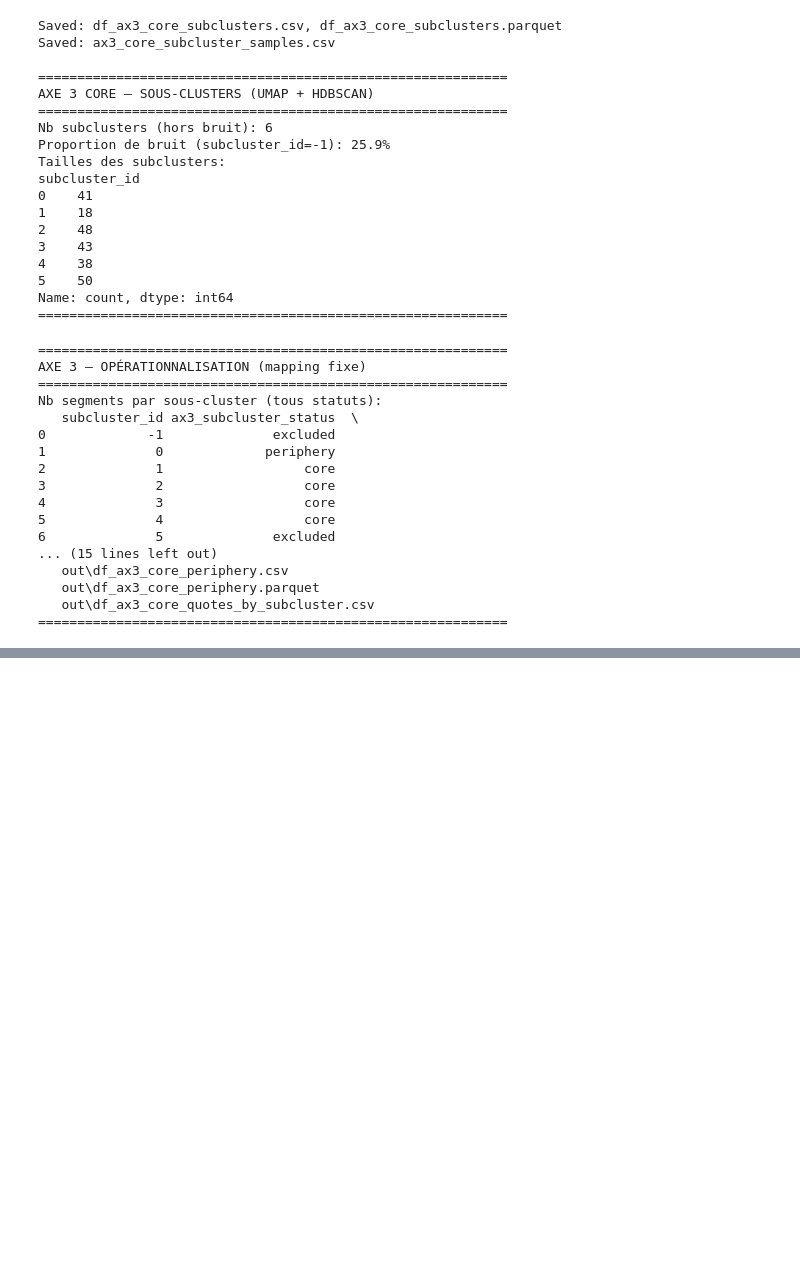
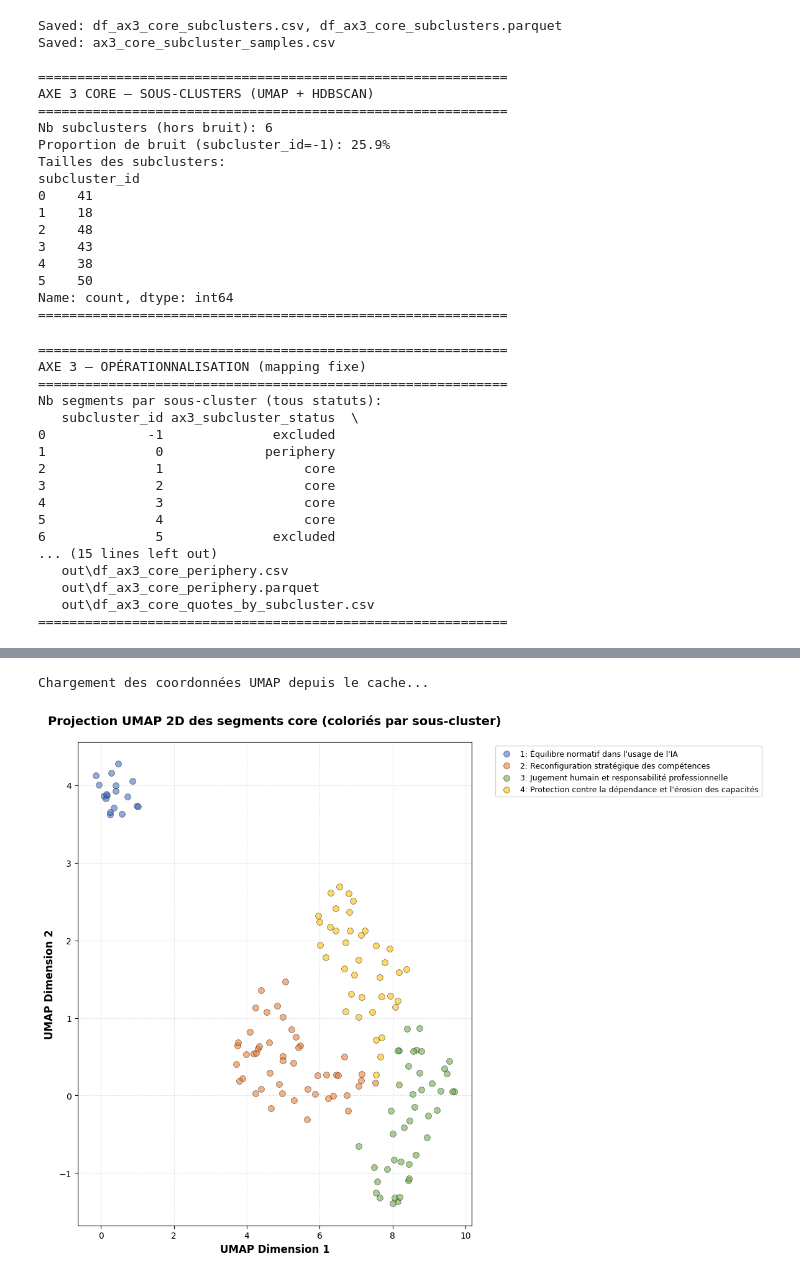
Before and after one commit to BOUADEIKHEIREDDINE/Impact-de-l-IA-sur-le-travail---Anthropic, a Jupyter notebook: anthropic_interviewer_dataset.ipynb, the cells around one changed output, grey strips where cells are left out. Cells and saved outputs as stored; diff of their text form; code cells hidden in the pictures; blank space fills up the shorter version.

```diff
--- a/anthropic_interviewer_dataset.ipynb
+++ b/anthropic_interviewer_dataset.ipynb
@@ -1713,0 +1886,80 @@ Pris ensemble, ces registres montrent que l’Axe 3 ne renvoie pas à une accept
+# %%
+# Plot 4: Scatter UMAP 2D — Projection des segments du core
+
+# Vérifier si les coordonnées UMAP existent déjà
+umap_file_npy = out_dir / "ax3_core_umap.npy"
+umap_file_csv = out_dir / "umap_ax3_core_2d.csv"
+
+if umap_file_npy.exists():
+    print("Chargement des coordonnées UMAP depuis le cache...")
+    umap_coords = np.load(umap_file_npy)
+elif umap_file_csv.exists():
+    print("Chargement des coordonnées UMAP depuis CSV...")
+    umap_df = pd.read_csv(umap_file_csv)
+    umap_coords = umap_df[['umap_1', 'umap_2']].values
+else:
+    print("Recalcul des embeddings et UMAP...")
+
+    # Vérifier si les embeddings existent
+    embeddings_file = out_dir / "ax3_core_embeddings.npy"
+    if embeddings_file.exists():
+        print("Chargement des embeddings depuis le cache...")
+        embeddings = np.load(embeddings_file)
+    else:
+        print("Recalcul des embeddings avec MiniLM-L6-v2...")
+        from sentence_transformers import SentenceTransformer
+        import pickle
+
+        model = SentenceTransformer('all-MiniLM-L6-v2')
+        texts = df_ax3_core_final['text_clean'].fillna('').astype(str).tolist()
+        embeddings = model.encode(texts, show_progress_bar=True, batch_size=32)
+
+        # Sauvegarder les embeddings
+        np.save(embeddings_file, embeddings)
+        print(f"Embeddings sauvegardés dans {embeddings_file}")
+
+    # Calculer UMAP
+    from umap import UMAP
+    print("Calcul de UMAP 2D...")
+    umap_model = UMAP(n_components=2, metric='cosine', random_state=42, n_neighbors=15, min_dist=0.1)
+    umap_coords = umap_model.fit_transform(embeddings)
+
+    # Sauvegarder les coordonnées
+    np.save(umap_file_npy, umap_coords)
+    pd.DataFrame(umap_coords, columns=['umap_1', 'umap_2']).to_csv(umap_file_csv, index=False)
+    print(f"Coordonnées UMAP sauvegardées dans {umap_file_csv}")
+
+# Créer le scatter plot
+fig, ax = plt.subplots(figsize=(12, 9))
+
+# Obtenir les subclusters uniques et leurs noms
+subcluster_ids = sorted(df_ax3_core_final['subcluster_id'].unique())
+subcluster_names = df_ax3_core_final.groupby('subcluster_id')['ax3_subcluster_name'].first()
+
+# Couleurs distinctes pour chaque subcluster
+colors_map = {1: '#4472C4', 2: '#ED7D31', 3: '#70AD47', 4: '#FFC000', 5: '#5B9BD5', 6: '#A5A5A5'}
+colors_list = plt.cm.Set3(np.linspace(0, 1, len(subcluster_ids)))
+
+for i, sid in enumerate(subcluster_ids):
+    mask = df_ax3_core_final['subcluster_id'] == sid
+    name = subcluster_names[sid]
+    color = colors_map.get(sid, colors_list[i])
+
+    ax.scatter(umap_coords[mask, 0], umap_coords[mask, 1],
+              label=f"{sid}: {name}", alpha=0.6, s=50, color=color, edgecolors='black', linewidth=0.5)
+
+ax.set_xlabel("UMAP Dimension 1", fontsize=12, fontweight='bold')
+ax.set_ylabel("UMAP Dimension 2", fontsize=12, fontweight='bold')
+ax.set_title("Projection UMAP 2D des segments core (coloriés par sous-cluster)",
+            fontsize=14, fontweight='bold', pad=20)
+ax.legend(bbox_to_anchor=(1.05, 1), loc='upper left', fontsize=9)
+ax.grid(alpha=0.3, linestyle='--')
+
+fig.tight_layout()
+plt.savefig(out_dir / "ax3_plot_04_umap_scatter.png", dpi=300, bbox_inches='tight')
+plt.show()
+
+print(f"Coordonnées UMAP sauvegardées dans {umap_file_csv}")
+# %% [output]
+Chargement des coordonnées UMAP depuis le cache...
+[figure, added]
```
Also changed, not shown: parts of 12 cells of this notebook, 8 other files.
